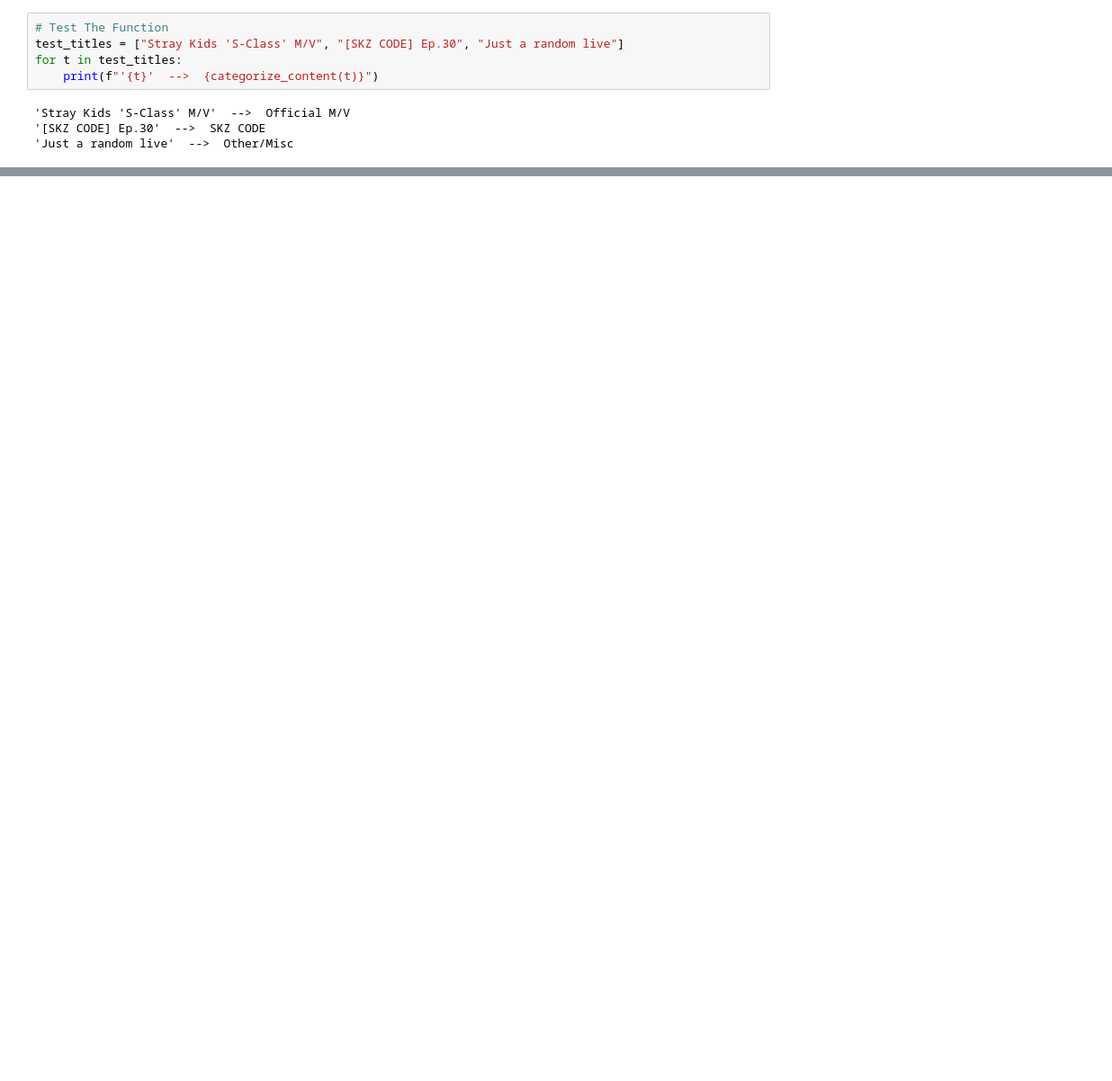
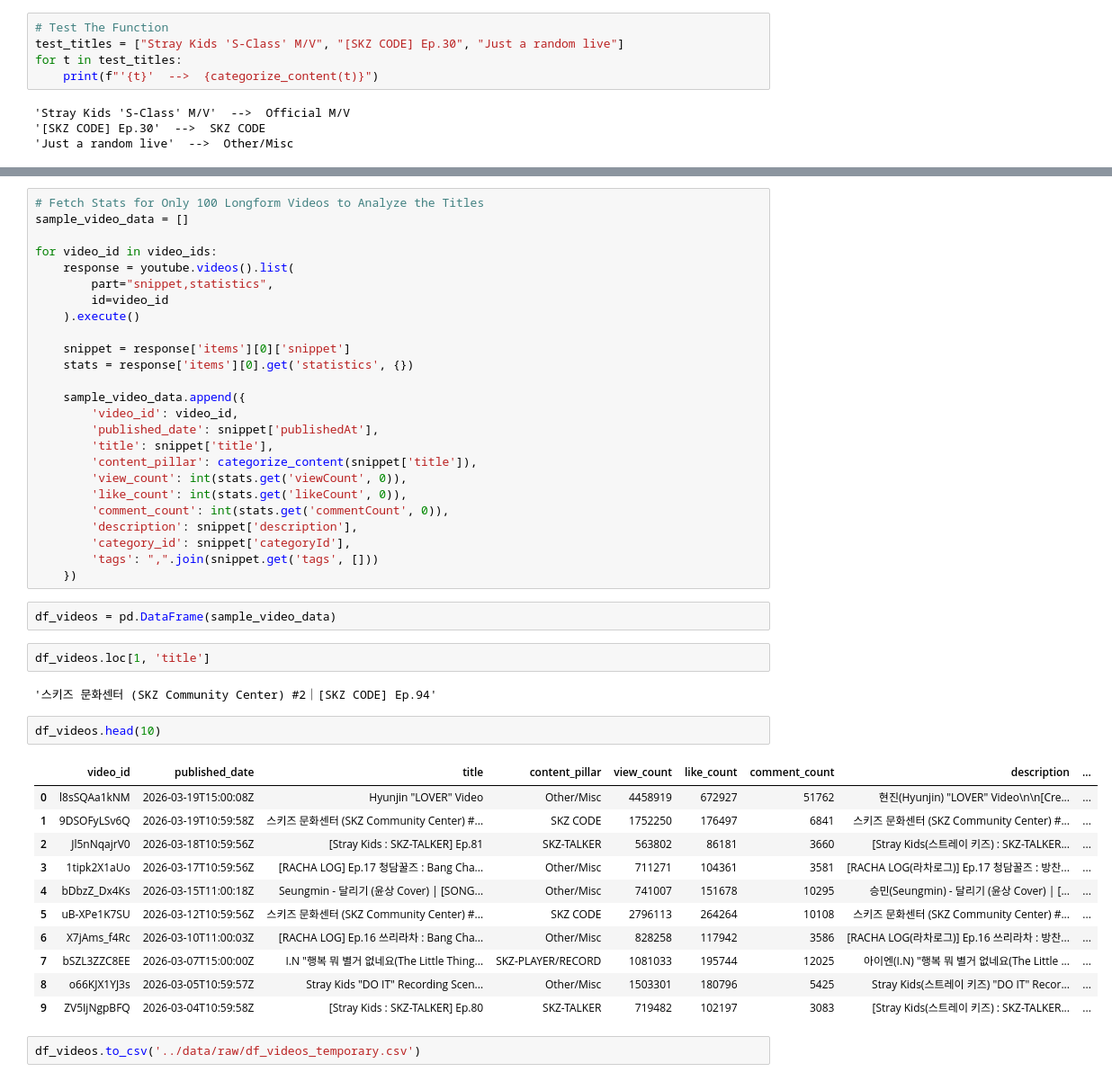
Before and after one commit to tejakusumahyusuf832/skz-pace, a Jupyter notebook: notebooks/1.0-data-acquisition-and-preparation.ipynb, the cells around one changed output, grey strips where cells are left out. Shown at 90% size. Saved outputs shown, nothing was run; the diff lists cells and outputs as text; blank space fills up the shorter version.

```diff
--- a/notebooks/1.0-data-acquisition-and-preparation.ipynb
+++ b/notebooks/1.0-data-acquisition-and-preparation.ipynb
@@ -307,0 +296,47 @@ display(df_videos)
+# %%
+# Fetch Stats for Only 100 Longform Videos to Analyze the Titles
+sample_video_data = []
+
+for video_id in video_ids:
+    response = youtube.videos().list(
+        part="snippet,statistics",
+        id=video_id
+    ).execute()
+
+    snippet = response['items'][0]['snippet']
+    stats = response['items'][0].get('statistics', {})
+
+    sample_video_data.append({
+        'video_id': video_id,
+        'published_date': snippet['publishedAt'],
+        'title': snippet['title'],
+        'content_pillar': categorize_content(snippet['title']),
+        'view_count': int(stats.get('viewCount', 0)),
+        'like_count': int(stats.get('likeCount', 0)),
+        'comment_count': int(stats.get('commentCount', 0)),
+        'description': snippet['description'],
+        'category_id': snippet['categoryId'],
+        'tags': ",".join(snippet.get('tags', []))
+    })
+# %%
+df_videos = pd.DataFrame(sample_video_data)
+# %%
+df_videos.loc[1, 'title']
+# %% [output]
+'스키즈 문화센터 (SKZ Community Center) #2｜[SKZ CODE] Ep.94'
+# %%
+df_videos.head(10)
+# %% [output]
+|  | video_id | published_date | title | content_pillar | view_count | like_count | comment_count | description | ... |
+| 0 | l8sSQAa1kNM | 2026-03-19T15:00:08Z | Hyunjin "LOVER" Video | Other/Misc | 4458919 | 672927 | 51762 | 현진(Hyunjin) "LOVER" Video\n\n[Cre... | ... |
+| 1 | 9DSOFyLSv6Q | 2026-03-19T10:59:58Z | 스키즈 문화센터 (SKZ Community Center) #... | SKZ CODE | 1752250 | 176497 | 6841 | 스키즈 문화센터 (SKZ Community Center) #... | ... |
+| 2 | Jl5nNqajrV0 | 2026-03-18T10:59:56Z | [Stray Kids : SKZ-TALKER] Ep.81 | SKZ-TALKER | 563802 | 86181 | 3660 | [Stray Kids(스트레이 키즈) : SKZ-TALKER... | ... |
+| 3 | 1tipk2X1aUo | 2026-03-17T10:59:56Z | [RACHA LOG] Ep.17 청담꿀즈 : Bang Cha... | Other/Misc | 711271 | 104361 | 3581 | [RACHA LOG(라차로그)] Ep.17 청담꿀즈 : 방찬... | ... |
+| 4 | bDbzZ_Dx4Ks | 2026-03-15T11:00:18Z | Seungmin - 달리기 (윤상 Cover) | [SONG... | Other/Misc | 741007 | 151678 | 10295 | 승민(Seungmin) - 달리기 (윤상 Cover) | [... | ... |
+| 5 | uB-XPe1K7SU | 2026-03-12T10:59:56Z | 스키즈 문화센터 (SKZ Community Center) #... | SKZ CODE | 2796113 | 264264 | 10108 | 스키즈 문화센터 (SKZ Community Center) #... | ... |
+| 6 | X7jAms_f4Rc | 2026-03-10T11:00:03Z | [RACHA LOG] Ep.16 쓰리라차 : Bang Cha... | Other/Misc | 828258 | 117942 | 3586 | [RACHA LOG(라차로그)] Ep.16 쓰리라차 : 방찬... | ... |
+| 7 | bSZL3ZZC8EE | 2026-03-07T15:00:00Z | I.N "행복 뭐 별거 없네요(The Little Thing... | SKZ-PLAYER/RECORD | 1081033 | 195744 | 12025 | 아이엔(I.N) "행복 뭐 별거 없네요(The Little ... | ... |
+| 8 | o66KJX1YJ3s | 2026-03-05T10:59:57Z | Stray Kids "DO IT" Recording Scen... | Other/Misc | 1503301 | 180796 | 5425 | Stray Kids(스트레이 키즈) "DO IT" Recor... | ... |
+| 9 | ZV5IjNgpBFQ | 2026-03-04T10:59:58Z | [Stray Kids : SKZ-TALKER] Ep.80 | SKZ-TALKER | 719482 | 102197 | 3083 | [Stray Kids(스트레이 키즈) : SKZ-TALKER... | ... |
+# %%
+df_videos.to_csv('../data/raw/df_videos_temporary.csv')
```
Also changed, not shown: parts of 19 cells of this notebook.
